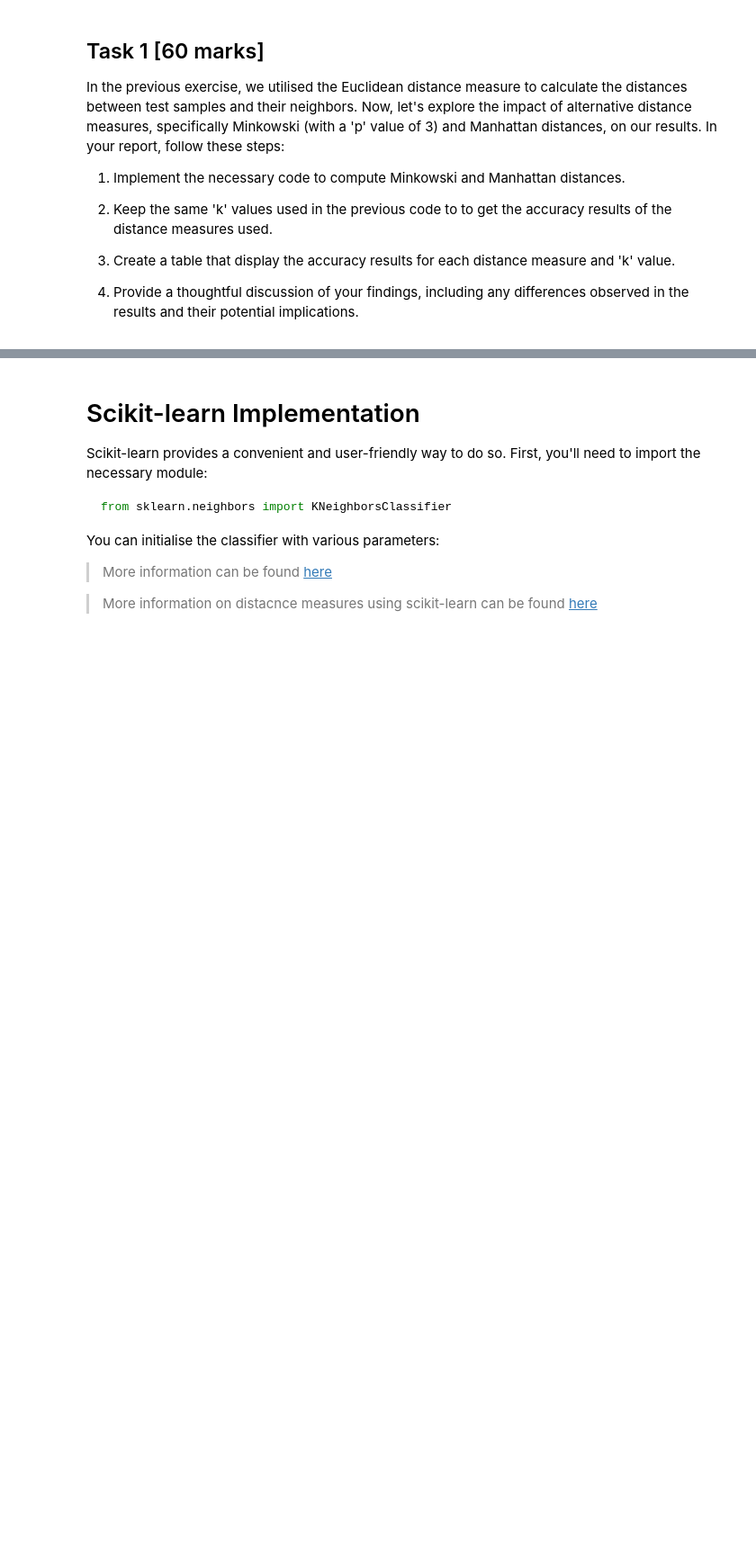
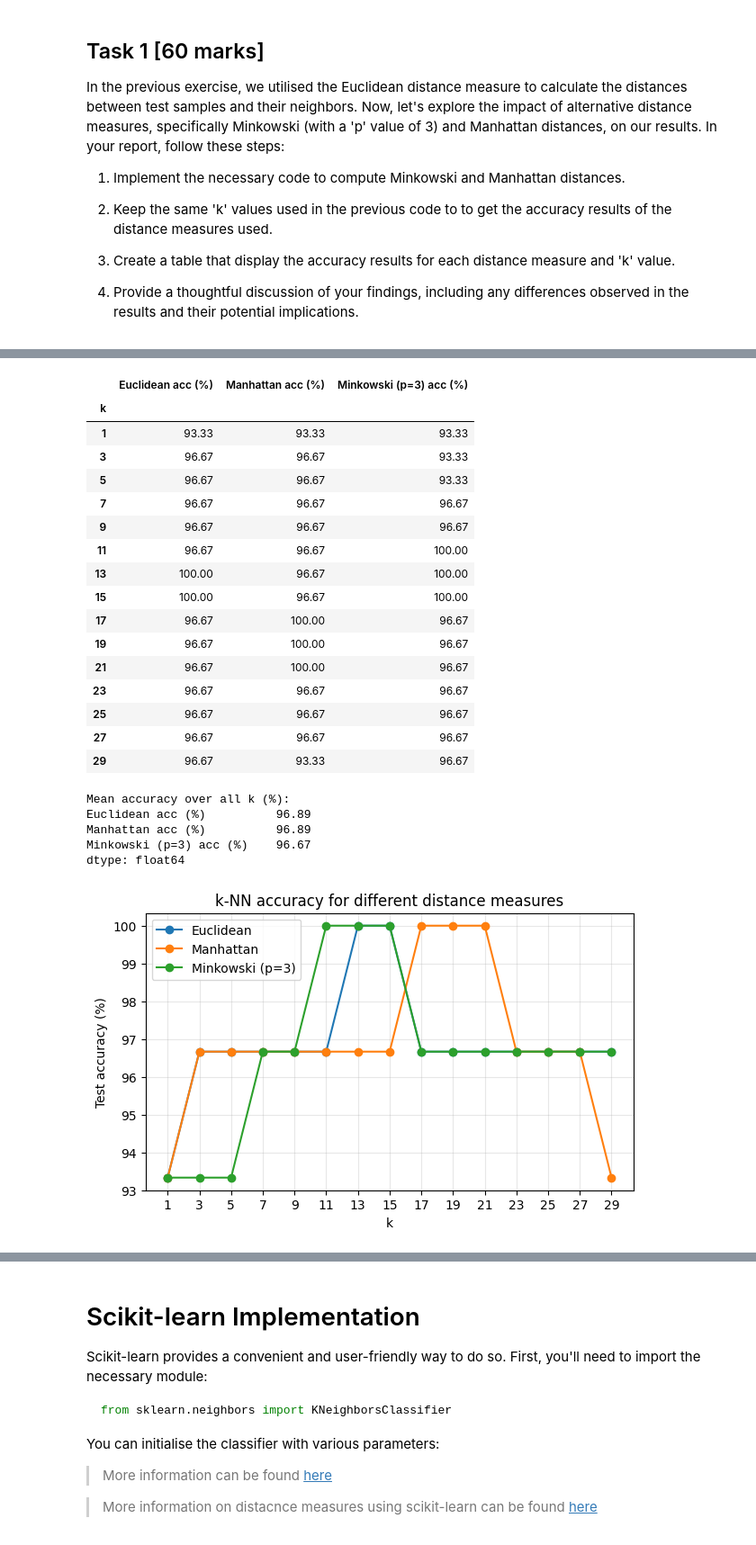
Before and after one commit to Marc0s-ikp/imperial_eee_machine_learning_course-main, a Jupyter notebook: 07_ML_kNN.ipynb, the cells around one changed output, grey strips where cells are left out. Shown at 90% size. Saved outputs shown, nothing was run; the diff lists cells and outputs as text; code cells hidden in the pictures; blank space fills up the shorter version.

```diff
--- a/07_ML_kNN.ipynb
+++ b/07_ML_kNN.ipynb
@@ -301,0 +322,61 @@ In the previous exercise, we utilised the Euclidean distance measure to calculat
+# %%
+def fit_dist(test_sample, training_set, training_labels, k, dist_fn):
+    distances = [(dist_fn(test_sample, training_set[i]), training_labels[i]) for i in range(len(training_set))]
+    distances.sort(key=lambda x: x[0])
+    label_counts = {}
+    for _, label in distances[:k]:
+        label_counts[label] = label_counts.get(label, 0) + 1
+    labels_, counts = list(label_counts.keys()), list(label_counts.values())
+    return labels_[counts.index(max(counts))]
+
+distance_measures = {
+    'Euclidean': euclidean_distance,
+    'Manhattan': manhattan_distance,
+    'Minkowski (p=3)': lambda p1, p2: minkowski_distance(p1, p2, 3),
+}
+
+acc_results = {}
+for name, fn in distance_measures.items():
+    accs = []
+    for k in k_list:
+        y_pred = [fit_dist(x, X_train, y_train, k, fn) for x in X_test]
+        accs.append(accuracy(y_pred, y_test))
+    acc_results[name] = accs
+# %%
+acc_table = pd.DataFrame({name: np.round(np.array(v) * 100, 2) for name, v in acc_results.items()},
+                         index=pd.Index(k_list, name='k'))
+acc_table.columns = [f'{c} acc (%)' for c in acc_table.columns]
+display(acc_table)
+print("Mean accuracy over all k (%):")
+print(acc_table.mean().round(2))
+
+plt.figure(figsize=(7, 4))
+for name, v in acc_results.items():
+    plt.plot(k_list, np.array(v) * 100, marker='o', label=name)
+plt.xlabel('k'); plt.ylabel('Test accuracy (%)'); plt.xticks(k_list)
+plt.title('k-NN accuracy for different distance measures'); plt.legend(); plt.grid(alpha=0.3)
+plt.show()
+# %% [output]
+|  | Euclidean acc (%) | Manhattan acc (%) | Minkowski (p=3) acc (%) |
+| k |  |  |  |
+| 1 | 93.33 | 93.33 | 93.33 |
+| 3 | 96.67 | 96.67 | 93.33 |
+| 5 | 96.67 | 96.67 | 93.33 |
+| 7 | 96.67 | 96.67 | 96.67 |
+| 9 | 96.67 | 96.67 | 96.67 |
+| 11 | 96.67 | 96.67 | 100.00 |
+| 13 | 100.00 | 96.67 | 100.00 |
+| 15 | 100.00 | 96.67 | 100.00 |
+| 17 | 96.67 | 100.00 | 96.67 |
+| 19 | 96.67 | 100.00 | 96.67 |
+| 21 | 96.67 | 100.00 | 96.67 |
+| 23 | 96.67 | 96.67 | 96.67 |
+| 25 | 96.67 | 96.67 | 96.67 |
+| 27 | 96.67 | 96.67 | 96.67 |
+| 29 | 96.67 | 93.33 | 96.67 |
+Mean accuracy over all k (%):
+Euclidean acc (%)          96.89
+Manhattan acc (%)          96.89
+Minkowski (p=3) acc (%)    96.67
+dtype: float64
+[figure, added]
```
Also changed, not shown: parts of 4 cells of this notebook.
